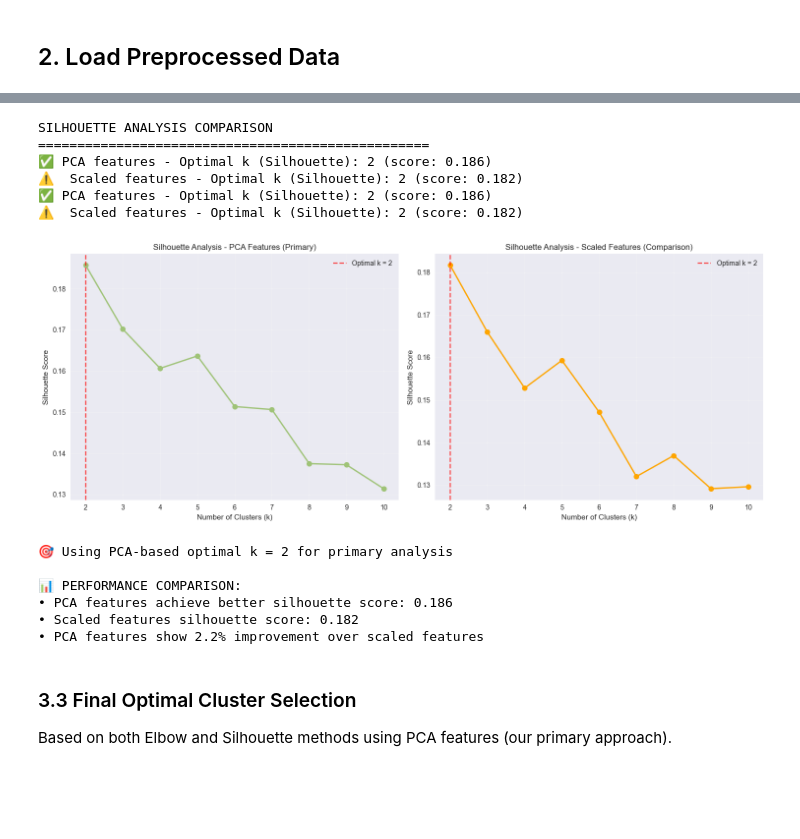
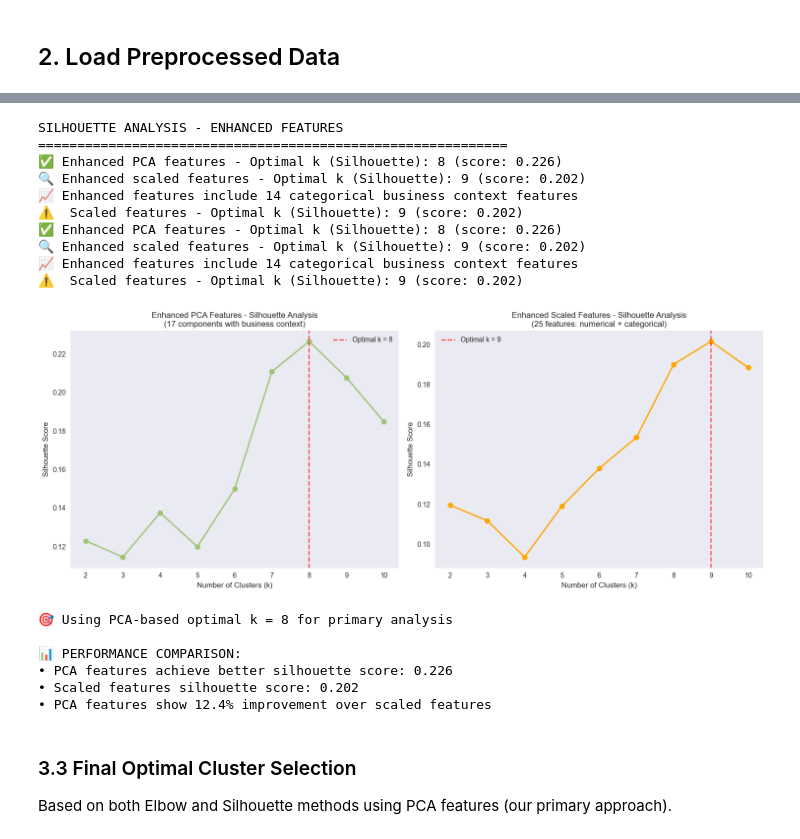
Before and after one commit to Jannik-m12/Clustering, a Jupyter notebook: Notebooks/03_Clustering_Analysis.ipynb, the cells around one changed output, grey strips where cells are left out. Cells and saved outputs as stored; diff of their text form; code cells hidden in the pictures; blank space fills up the shorter version.

```diff
--- a/Notebooks/03_Clustering_Analysis.ipynb
+++ b/Notebooks/03_Clustering_Analysis.ipynb
@@ -238,75 +381,81 @@ def calculate_silhouette_scores(X, max_k=10):
 
     return k_range, silhouette_scores
 
-print("SILHOUETTE ANALYSIS COMPARISON")
-print("="*50)
+print("SILHOUETTE ANALYSIS - ENHANCED FEATURES")
+print("="*60)
 
-# PCA features (primary analysis)
-k_range_sil, silhouette_scores_pca = calculate_silhouette_scores(X_pca, max_k=10)
-optimal_k_silhouette_pca = k_range_sil[np.argmax(silhouette_scores_pca)]
-max_silhouette_score_pca = max(silhouette_scores_pca)
+# Enhanced PCA features (primary analysis)
+k_range_sil, silhouette_scores_pca_enhanced = calculate_silhouette_scores(X_pca, max_k=10)
+optimal_k_silhouette_pca = k_range_sil[np.argmax(silhouette_scores_pca_enhanced)]
+max_silhouette_score_pca = max(silhouette_scores_pca_enhanced)
 
-# Scaled features (comparison)
-k_range_sil, silhouette_scores_scaled = calculate_silhouette_scores(X_scaled, max_k=10)
-optimal_k_silhouette_scaled = k_range_sil[np.argmax(silhouette_scores_scaled)]
-max_silhouette_score_scaled = max(silhouette_scores_scaled)
+# Enhanced scaled features (comparison)
+k_range_sil, silhouette_scores_scaled_enhanced = calculate_silhouette_scores(X_scaled, max_k=10)
+optimal_k_silhouette_scaled = k_range_sil[np.argmax(silhouette_scores_scaled_enhanced)]
+max_silhouette_score_scaled = max(silhouette_scores_scaled_enhanced)
 
-print(f"✅ PCA features - Optimal k (Silhouette): {optimal_k_silhouette_pca} (score: {max_silhouette_score_pca:.3f})")
+print(f"✅ Enhanced PCA features - Optimal k (Silhouette): {optimal_k_silhouette_pca} (score: {max_silhouette_score_pca:.3f})")
+print(f"🔍 Enhanced scaled features - Optimal k (Silhouette): {optimal_k_silhouette_scaled} (score: {max_silhouette_score_scaled:.3f})")
+print(f"📈 Enhanced features include {X_categorical.shape[1] if not X_categorical.empty else 0} categorical business context features")
 print(f"⚠️  Scaled features - Optimal k (Silhouette): {optimal_k_silhouette_scaled} (score: {max_silhouette_score_scaled:.3f})")
 
 # Plot comparison silhouette curves
 fig, axes = plt.subplots(1, 2, figsize=(15, 6))
 
-# PCA silhouette curve
-axes[0].plot(k_range_sil, silhouette_scores_pca, 'go-', linewidth=2, markersize=8)
+# Enhanced PCA silhouette curve
+axes[0].plot(k_range_sil, silhouette_scores_pca_enhanced, 'go-', linewidth=2, markersize=8)
 axes[0].axvline(x=optimal_k_silhouette_pca, color='red', linestyle='--', alpha=0.7,
                 label=f'Optimal k = {optimal_k_silhouette_pca}')
 axes[0].set_xlabel('Number of Clusters (k)')
 axes[0].set_ylabel('Silhouette Score')
-axes[0].set_title('Silhouette Analysis - PCA Features (Primary)')
+axes[0].set_title(f'Enhanced PCA Features - Silhouette Analysis\n({X_pca.shape[1]} components with business context)')
 axes[0].legend()
 axes[0].grid(True, alpha=0.3)
 
-# Scaled silhouette curve
-axes[1].plot(k_range_sil, silhouette_scores_scaled, 'o-', linewidth=2, markersize=8, color='orange')
+# Enhanced scaled silhouette curve
+axes[1].plot(k_range_sil, silhouette_scores_scaled_enhanced, 'o-', linewidth=2, markersize=8, color='orange')
 axes[1].axvline(x=optimal_k_silhouette_scaled, color='red', linestyle='--', alpha=0.7,
                 label=f'Optimal k = {optimal_k_silhouette_scaled}')
 axes[1].set_xlabel('Number of Clusters (k)')
 axes[1].set_ylabel('Silhouette Score')
-axes[1].set_title('Silhouette Analysis - Scaled Features (Comparison)')
+axes[1].set_title(f'Enhanced Scaled Features - Silhouette Analysis\n({X_scaled.shape[1]} features: numerical + categorical)')
 axes[1].legend()
 axes[1].grid(True, alpha=0.3)
 
 plt.tight_layout()
 plt.show()
 
 # Store optimal k for primary analysis
 optimal_k_silhouette = optimal_k_silhouette_pca
 print(f"\n🎯 Using PCA-based optimal k = {optimal_k_silhouette} for primary analysis")
 
 # Performance comparison
 print(f"\n📊 PERFORMANCE COMPARISON:")
 print(f"• PCA features achieve better silhouette score: {max_silhouette_score_pca:.3f}")
 print(f"• Scaled features silhouette score: {max_silhouette_score_scaled:.3f}")
 if max_silhouette_score_pca > max_silhouette_score_scaled:
     improvement = ((max_silhouette_score_pca - max_silhouette_score_scaled) / max_silhouette_score_scaled) * 100
     print(f"• PCA features show {improvement:.1f}% improvement over scaled features")
 else:
     print(f"• Scaled features perform better (unusual - check for issues)")
 # %% [output]
-SILHOUETTE ANALYSIS COMPARISON
-==================================================
-✅ PCA features - Optimal k (Silhouette): 2 (score: 0.186)
-⚠️  Scaled features - Optimal k (Silhouette): 2 (score: 0.182)
-✅ PCA features - Optimal k (Silhouette): 2 (score: 0.186)
-⚠️  Scaled features - Optimal k (Silhouette): 2 (score: 0.182)
+SILHOUETTE ANALYSIS - ENHANCED FEATURES
+============================================================
+✅ Enhanced PCA features - Optimal k (Silhouette): 8 (score: 0.226)
+🔍 Enhanced scaled features - Optimal k (Silhouette): 9 (score: 0.202)
+📈 Enhanced features include 14 categorical business context features
+⚠️  Scaled features - Optimal k (Silhouette): 9 (score: 0.202)
+✅ Enhanced PCA features - Optimal k (Silhouette): 8 (score: 0.226)
+🔍 Enhanced scaled features - Optimal k (Silhouette): 9 (score: 0.202)
+📈 Enhanced features include 14 categorical business context features
+⚠️  Scaled features - Optimal k (Silhouette): 9 (score: 0.202)
-[figure, old version]
+[figure, new version]
-🎯 Using PCA-based optimal k = 2 for primary analysis
+🎯 Using PCA-based optimal k = 8 for primary analysis
 
 📊 PERFORMANCE COMPARISON:
-• PCA features achieve better silhouette score: 0.186
-• Scaled features silhouette score: 0.182
-• PCA features show 2.2% improvement over scaled features
+• PCA features achieve better silhouette score: 0.226
+• Scaled features silhouette score: 0.202
+• PCA features show 12.4% improvement over scaled features
 # %% [markdown]
 ### 3.3 Final Optimal Cluster Selection
 
```
Also changed, not shown: parts of 12 cells of this notebook, 20 other files.
